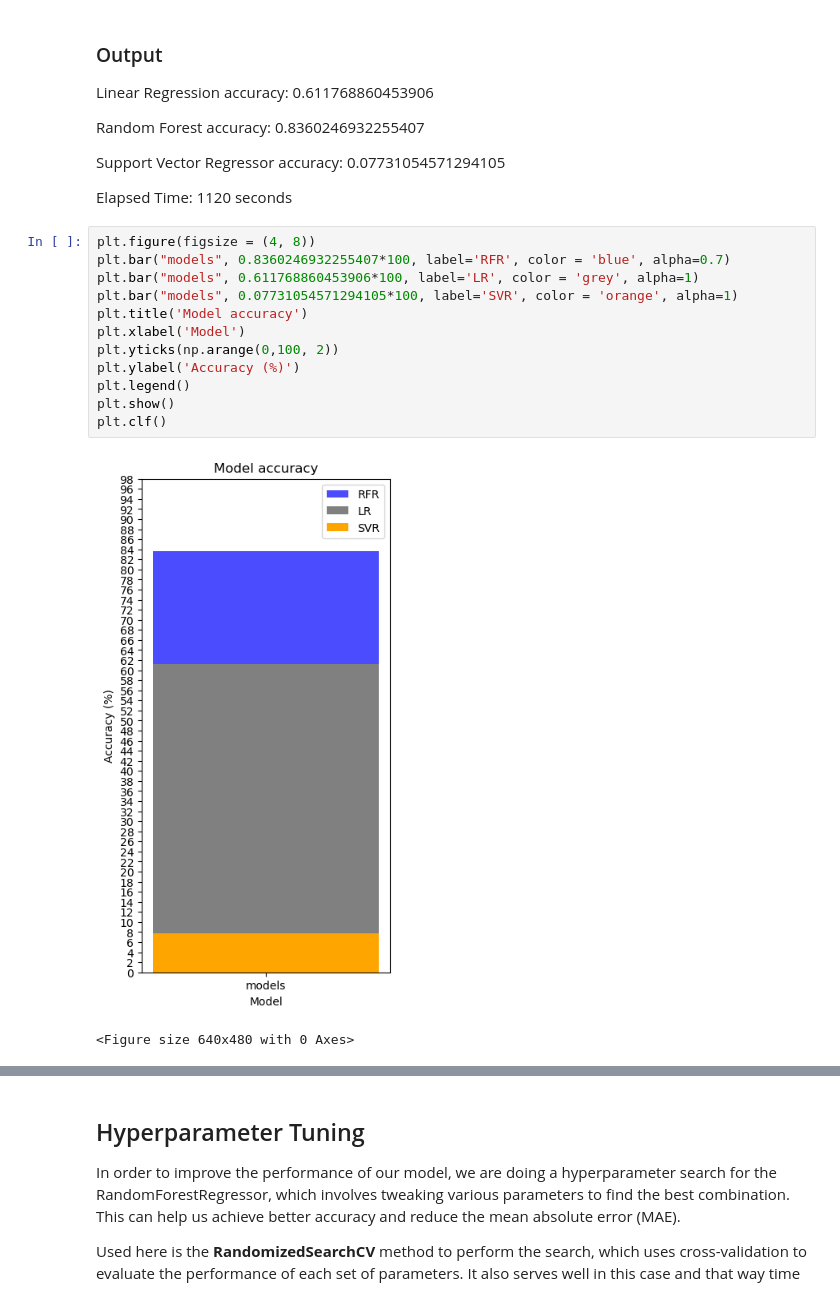
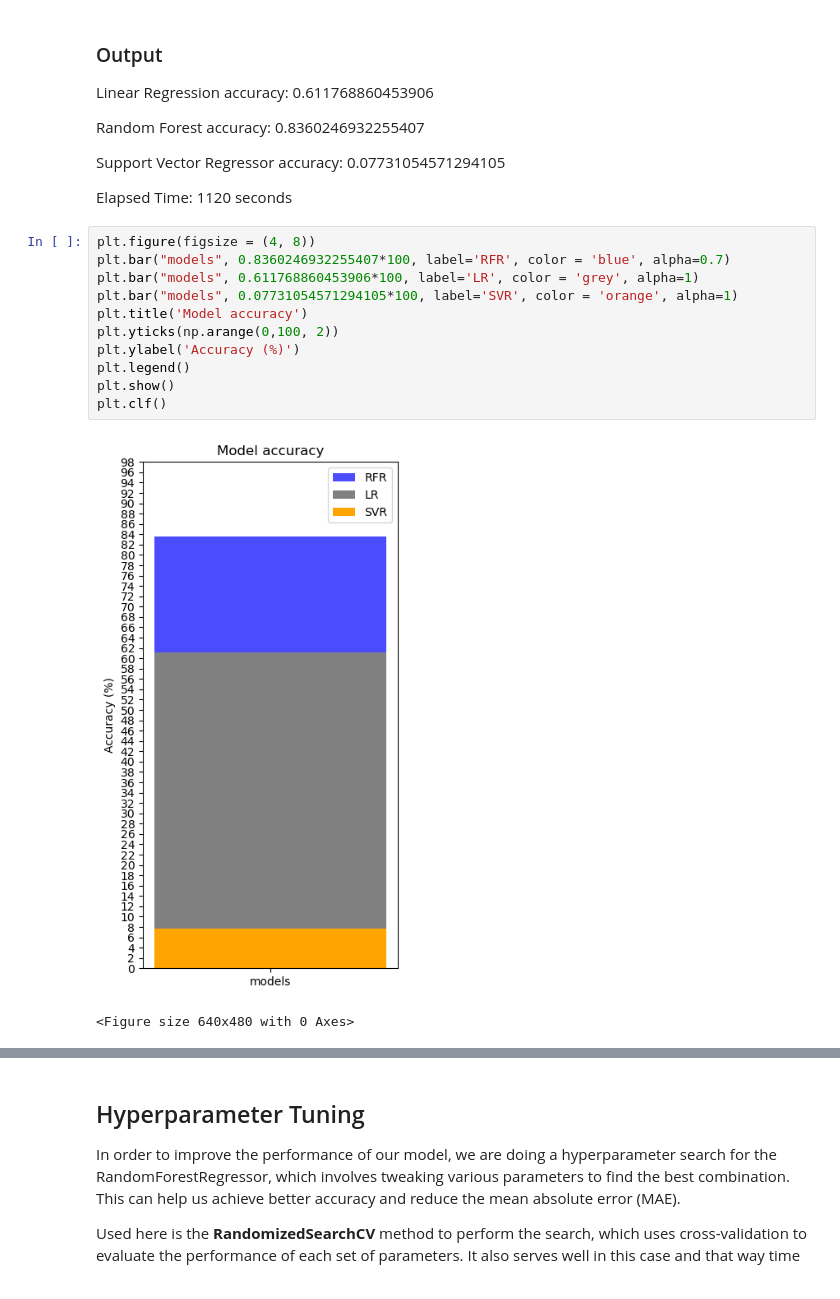
Before and after one commit to Jathn/auto-price-estimator, a Jupyter notebook: 2-Data-to-Model.ipynb, the cells around one changed output, grey strips where cells are left out. Drawn from its saved outputs; the diff is of its cells as text.

```diff
--- a/2-Data-to-Model.ipynb
+++ b/2-Data-to-Model.ipynb
@@ -160,15 +155,14 @@ Elapsed Time: 1120 seconds
 # %%
 plt.figure(figsize = (4, 8))
 plt.bar("models", 0.8360246932255407*100, label='RFR', color = 'blue', alpha=0.7)
 plt.bar("models", 0.611768860453906*100, label='LR', color = 'grey', alpha=1)
 plt.bar("models", 0.07731054571294105*100, label='SVR', color = 'orange', alpha=1)
 plt.title('Model accuracy')
-plt.xlabel('Model')
 plt.yticks(np.arange(0,100, 2))
 plt.ylabel('Accuracy (%)')
 plt.legend()
 plt.show()
 plt.clf()
 # %% [output]
-[figure, old version]
+[figure, new version]
 <Figure size 640x480 with 0 Axes>
```
Also changed, not shown: parts of 10 cells of this notebook, 2 other files.
